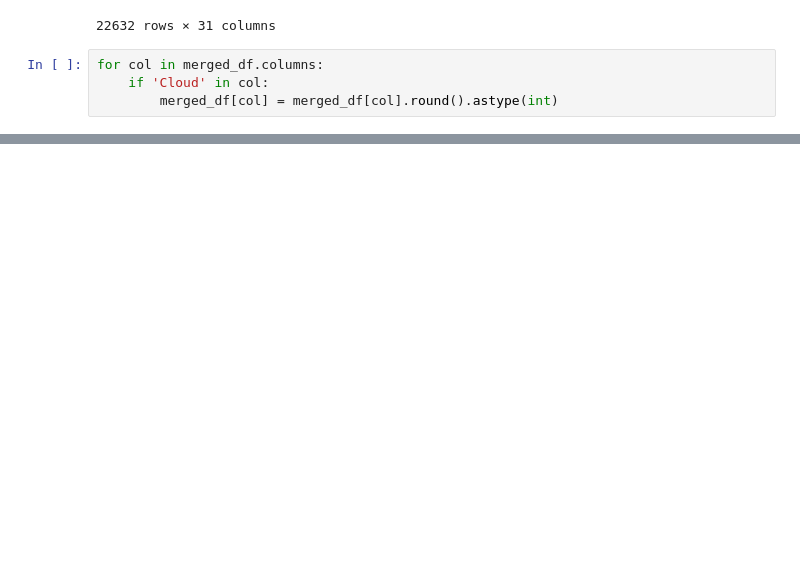
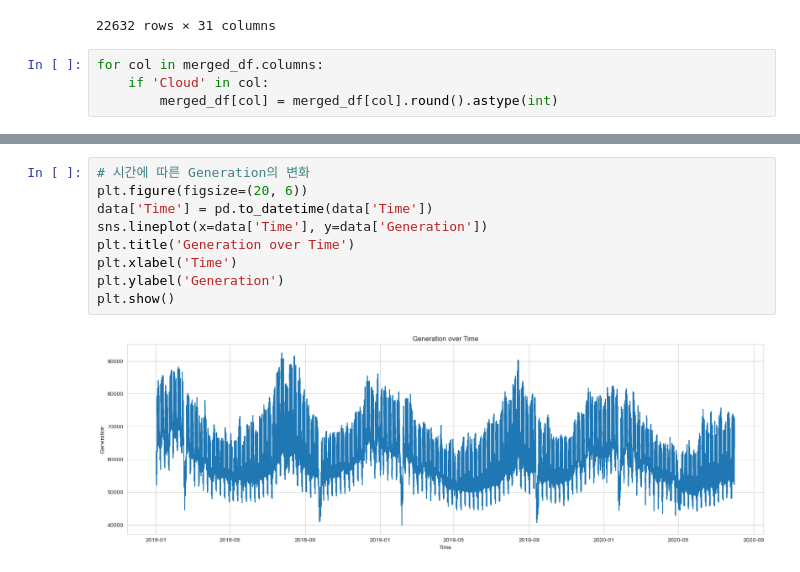
Before and after one commit to JJAEMBLY/Energy-Big-Data, a Jupyter notebook: Load_Forecasting.ipynb, the cells around one changed output, grey strips where cells are left out. Drawn from its saved outputs; the diff is of its cells as text; blank space fills up the shorter version.

```diff
--- a/Load_Forecasting.ipynb
+++ b/Load_Forecasting.ipynb
@@ -405,0 +568,11 @@ Train_data
+# %%
+# 시간에 따른 Generation의 변화
+plt.figure(figsize=(20, 6))
+data['Time'] = pd.to_datetime(data['Time'])
+sns.lineplot(x=data['Time'], y=data['Generation'])
+plt.title('Generation over Time')
+plt.xlabel('Time')
+plt.ylabel('Generation')
+plt.show()
+# %% [output]
+[figure, added]
```
Also changed, not shown: parts of 16 cells of this notebook.
